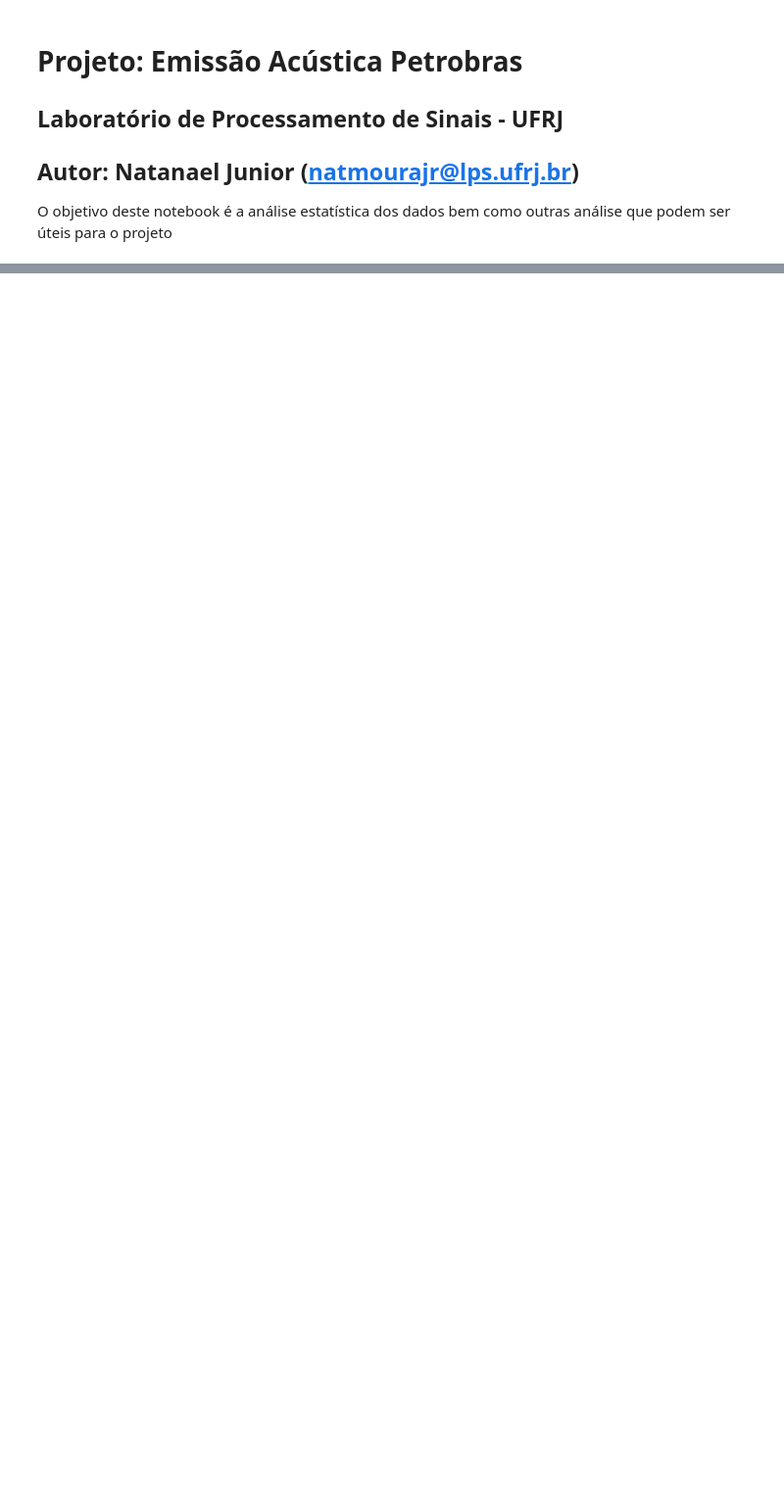
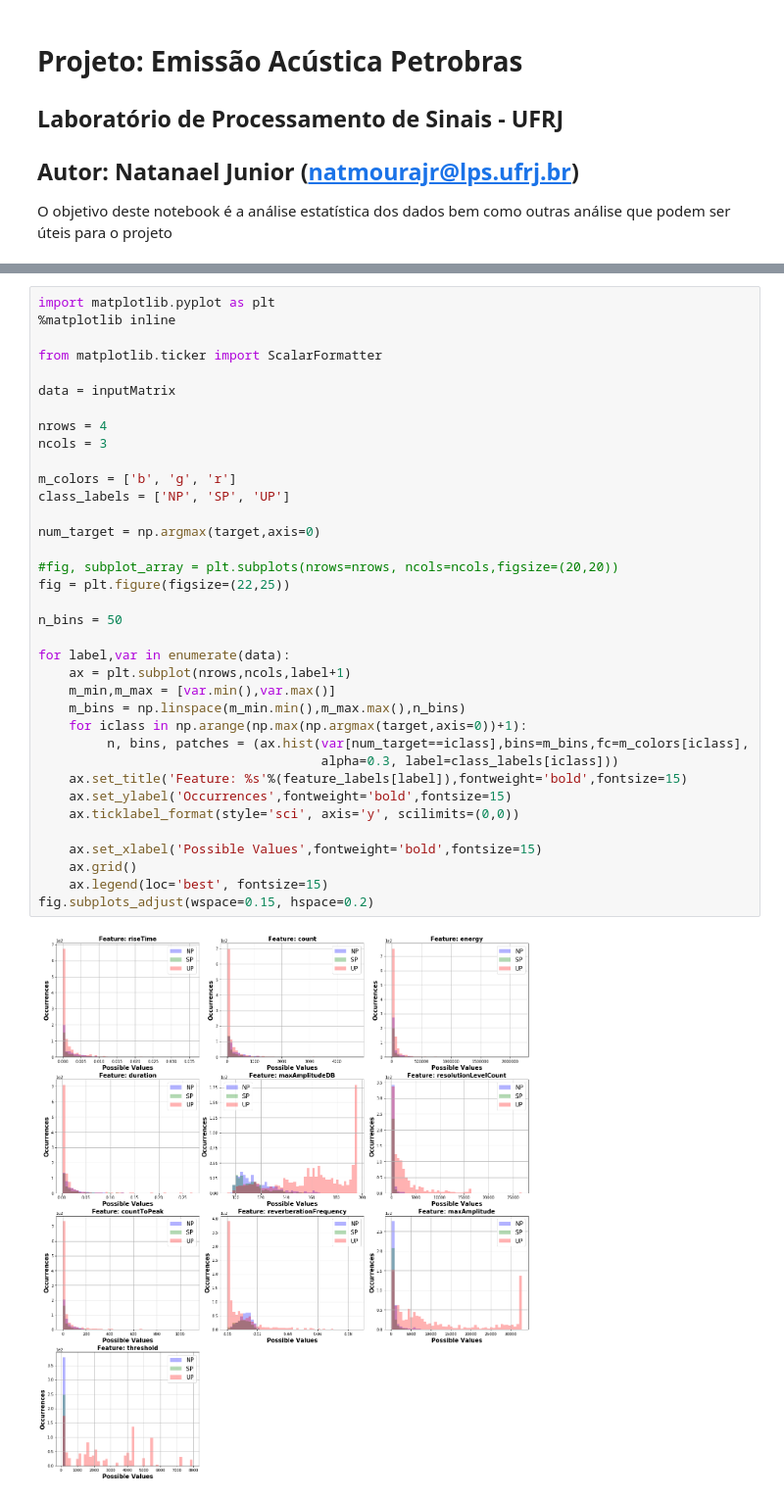
Before and after one commit to natmourajr/PetroAcousticEmission, a Jupyter notebook: notebooks/StatisticalAnalysis.ipynb, the cells around one changed output, grey strips where cells are left out. Shown: that part at 98% size. Drawn from its saved outputs; the diff is of its cells as text; blank space fills up the shorter version.

```diff
--- a/notebooks/StatisticalAnalysis.ipynb
+++ b/notebooks/StatisticalAnalysis.ipynb
@@ -24,0 +103,38 @@ normalized Power:  (32768, 1665)
+# %%
+import matplotlib.pyplot as plt
+%matplotlib inline
+
+from matplotlib.ticker import ScalarFormatter
+
+data = inputMatrix
+
+nrows = 4
+ncols = 3
+
+m_colors = ['b', 'g', 'r']
+class_labels = ['NP', 'SP', 'UP']
+
+num_target = np.argmax(target,axis=0)
+
+#fig, subplot_array = plt.subplots(nrows=nrows, ncols=ncols,figsize=(20,20))
+fig = plt.figure(figsize=(22,25))
+
+n_bins = 50
+
+for label,var in enumerate(data):
+    ax = plt.subplot(nrows,ncols,label+1)
+    m_min,m_max = [var.min(),var.max()]
+    m_bins = np.linspace(m_min.min(),m_max.max(),n_bins)
+    for iclass in np.arange(np.max(np.argmax(target,axis=0))+1):
+         n, bins, patches = (ax.hist(var[num_target==iclass],bins=m_bins,fc=m_colors[iclass],
+                                     alpha=0.3, label=class_labels[iclass]))
+    ax.set_title('Feature: %s'%(feature_labels[label]),fontweight='bold',fontsize=15)
+    ax.set_ylabel('Occurrences',fontweight='bold',fontsize=15)
+    ax.ticklabel_format(style='sci', axis='y', scilimits=(0,0))
+
+    ax.set_xlabel('Possible Values',fontweight='bold',fontsize=15)
+    ax.grid()
+    ax.legend(loc='best', fontsize=15)
+fig.subplots_adjust(wspace=0.15, hspace=0.2)
+# %% [output]
+[figure, added]
```
Also changed, not shown: parts of 10 cells of this notebook.
